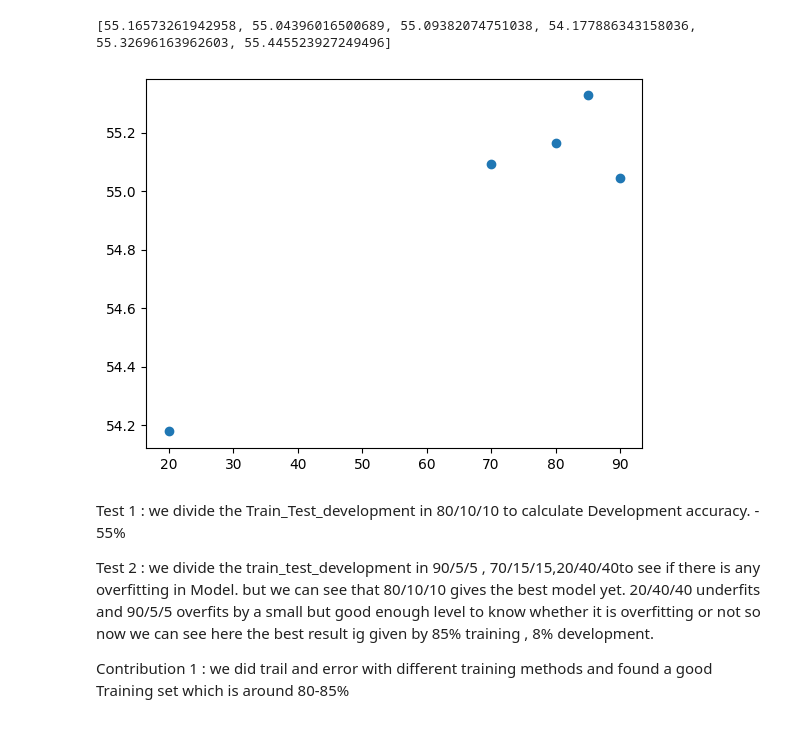
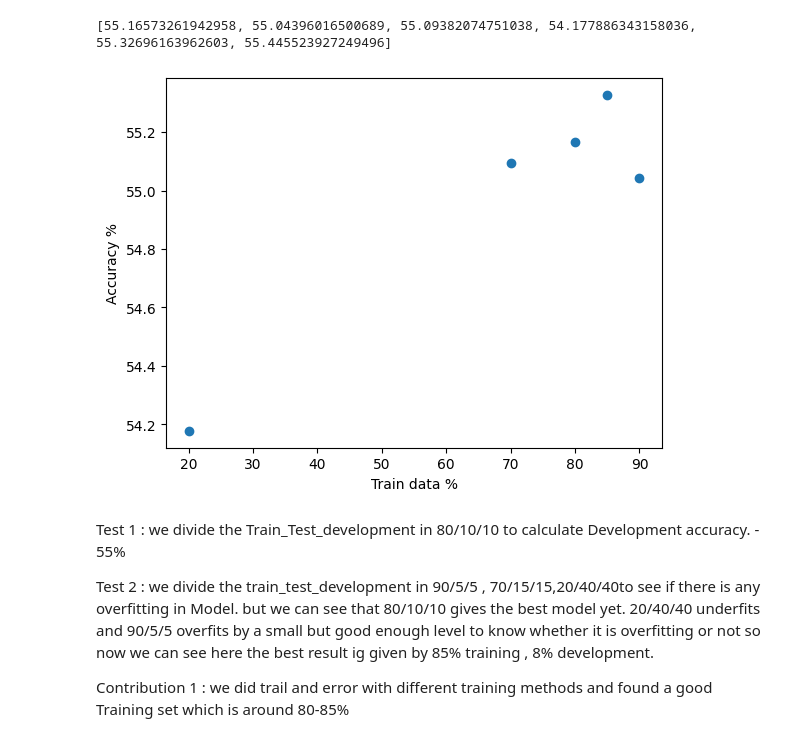
Before and after one commit to Jay9711/assignement2, a Jupyter notebook: Assignment_2.ipynb, the cells around one changed output. Drawn from its saved outputs; the diff is of its cells as text; code cells hidden in the pictures.

```diff
--- a/Assignment_2.ipynb
+++ b/Assignment_2.ipynb
@@ -166,10 +167,13 @@ accuracy[-1]=accuracy[-1]*100
 # %%
 import matplotlib.pyplot as plt
 train_per = [80,90,70,20,85]
-plt.scatter(train_per,accuracy)
+acc_simple= [55.16573261942958, 55.04396016500689, 55.09382074751038, 54.177886343158036, 55.32696163962603]
+plt.scatter(train_per,acc_simple)
+plt.xlabel('Train data %')
+plt.ylabel('Accuracy %')
 plt.show()
 # %% [output]
-[figure, old version]
+[figure, new version]
 # %% [markdown]
 Test 1 : we divide the Train_Test_development in 80/10/10 to calculate Development accuracy. - 55%
 
```
Also changed, not shown: parts of 13 cells of this notebook.
